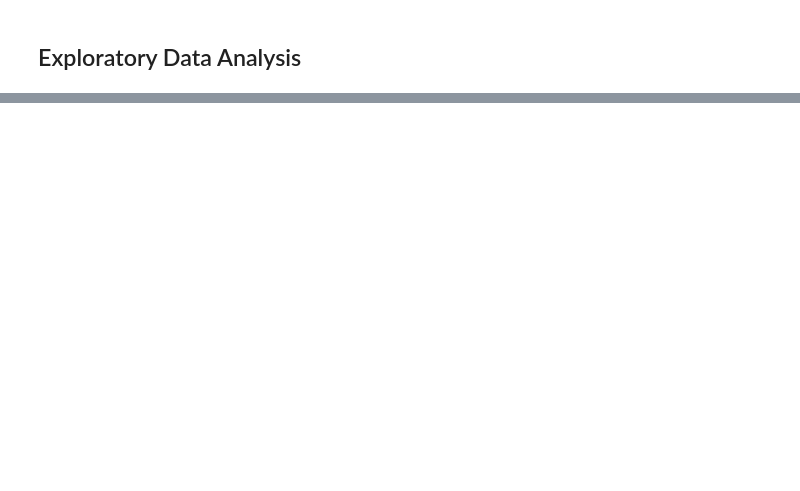
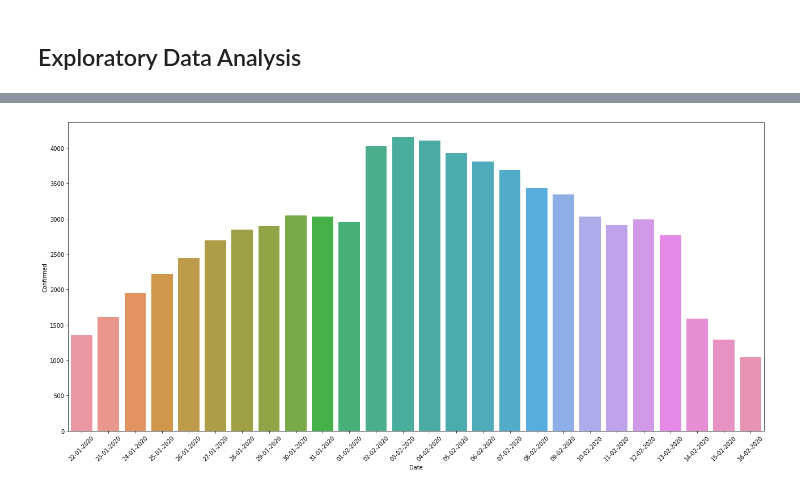
Before and after one commit to bghaendler/BJBS-AI-Lab, a Jupyter notebook: BJBS_AI_Lab_Session_02_CoronaVirus_Conv2019.ipynb, the cells around one changed output, grey strips where cells are left out. Saved outputs shown, nothing was run; the diff lists cells and outputs as text; code cells hidden in the pictures; blank space fills up the shorter version.

```diff
--- a/BJBS_AI_Lab_Session_02_CoronaVirus_Conv2019.ipynb
+++ b/BJBS_AI_Lab_Session_02_CoronaVirus_Conv2019.ipynb
@@ -169,0 +128,12 @@ df_corona.loc[df_corona["Province/State"] =="Hunan"].sort_values(by="Date")
+# %%
+fig, ax = plt.subplots(figsize = (22,10))
+fig = sns.barplot(
+    x = "Date",
+    y = "Confirmed",
+    data = nb_cases_day.rolling(window=12).mean().dropna().reset_index())
+
+fig.set_xticklabels(nb_cases_day.reset_index()['Date'].dt.strftime('%d-%m-%Y'))
+fig.set_xticklabels(fig.get_xticklabels(), rotation=45)
+fig.axis(ymin=0);
+# %% [output]
+[figure, added]
```
Also changed, not shown: parts of 151 cells of this notebook.
